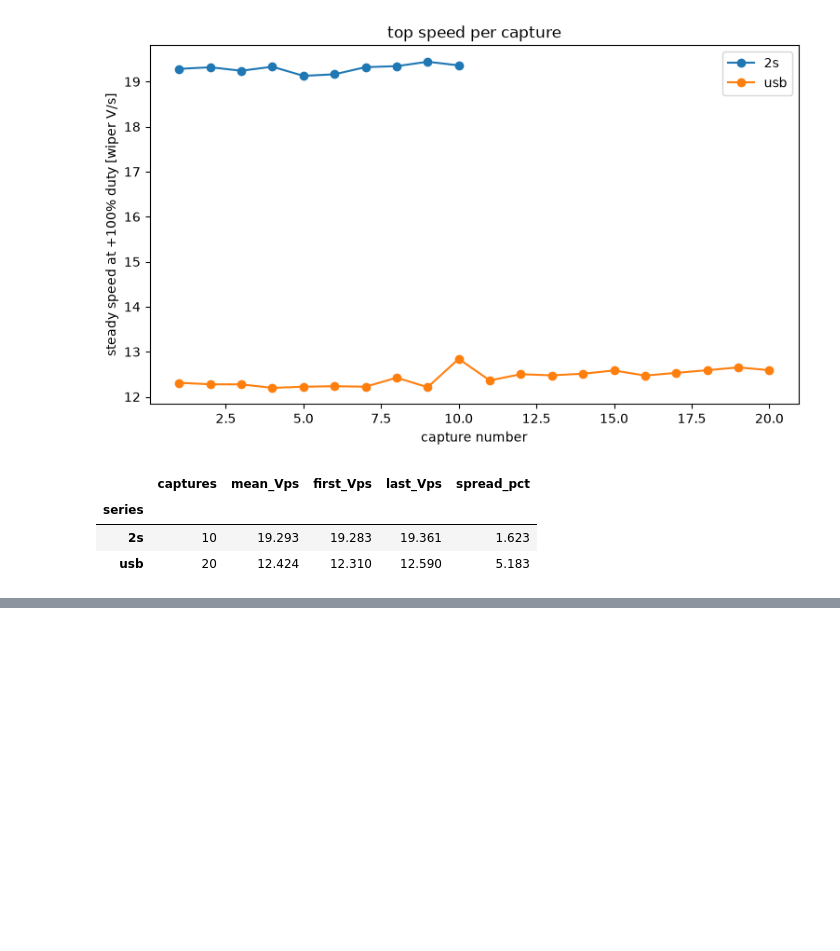
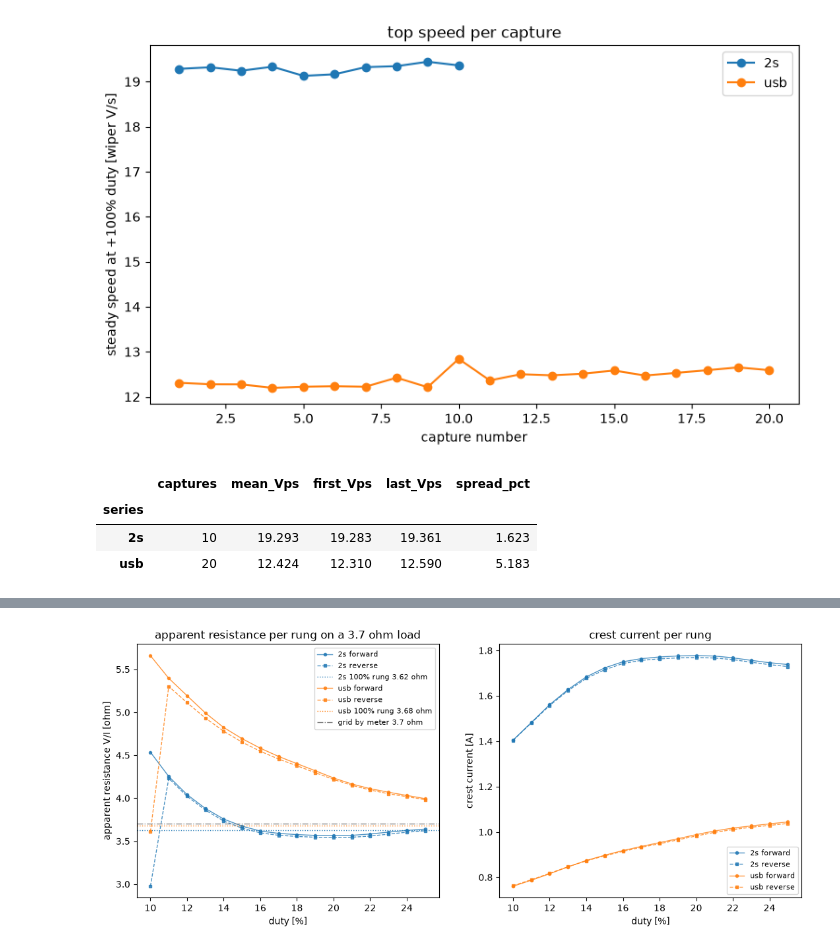
Before and after one commit to OpenServoCore/open-servo-core, a Jupyter notebook: notebooks/00-raw-duty-sweeps.ipynb, the cells around one changed output, grey strips where cells are left out. Saved outputs shown, nothing was run; the diff lists cells and outputs as text; code cells hidden in the pictures; blank space fills up the shorter version.

Commit message:
notebooks: 00 the chain against an instrument, per-channel report card (#99)

```diff
--- a/notebooks/00-raw-duty-sweeps.ipynb
+++ b/notebooks/00-raw-duty-sweeps.ipynb
@@ -1221,0 +1394,14 @@ recomputing the 2S spread from bootstrapped subsets of twenty draws.
+# %%
+# The grid session ran on the SAME board as the duty sweeps above, with a
+# static load in place of the servo. Selecting it prints the rig, which is how
+# every section in this notebook starts: the constants come off the registry
+# and nothing below hardcodes a divider, a shunt or a gain.
+GRID = {"2s": "grid-3r7__dev-v006-D__2s", "usb": "grid-3r7__dev-v006-D__usb"}
+GDS = {k: oscnb.datasets.load(v) for k, v in GRID.items()}
+
+gds = oscnb.use(GRID["2s"])
+gboard, gload = oscnb.current().board, oscnb.current().servo
+
+# Same physical board, so the same entry object. If this ever fires, one of the
+# two manifests is pointing at hardware that did not take the capture.
+assert gboard is board, "the grid session must read against the same board entry"
@@ -1221,0 +1870,80 @@ recomputing the 2S spread from bootstrapped subsets of twenty draws.
+# %%
+# Same idea as ladder_r.py from the bringup repo. On a resistor the crest
+# current is V_on / R at every duty, so each rung hands over an apparent
+# resistance with no duty term and no intercept in it. Flat across duty means
+# the sampling is honest at that duty. Rising at low duty means the crest
+# sample is landing while the chain is still moving.
+SKIP_SAMPLES = 40    # 2 ms after the rung opens, for the rail and the taps to settle
+
+def ladder_rungs(ds, supply):
+    out = []
+    for cap in ds.captures("ladder"):
+        for rec in ds.recordings("ladder", cap):
+            df = rec.frame()                      # checks the sense block for us
+            base = df[df["seg"] == 0]
+            base = base.iloc[len(base) // 2:]     # second half of the baseline
+            bias = base["current_raw"].median()
+            for seg, g in df[df["seg"] > 0].groupby("seg"):
+                g = g.iloc[SKIP_SAMPLES:]
+                if len(g) < 20:
+                    continue
+                duty = g["cmd_duty_q15"].iloc[0] * 100.0 / Q15
+                i = abs(gboard.amps(g["current_raw"].mean(), bias)) * K_VDD
+                v = abs(gboard.diff_v(g["vmotor_a"].mean(), g["vmotor_b"].mean())) * K_VDD
+                out.append({"supply": supply, "capture": cap, "recording": rec.name,
+                            "seg": seg, "duty_pct": abs(round(duty)),
+                            "dir": "forward" if duty > 0 else "reverse",
+                            "current_A": i, "terminal_diff_V": v, "R_app_ohm": v / i,
+                            "rail_V": gboard.vsys_v(g["vbus_raw"].mean()) * K_VDD})
+    return out
+
+RUNGS = pd.DataFrame(sum((ladder_rungs(GDS[k], k) for k in ("2s", "usb")), []))
+LAD = (RUNGS.groupby(["supply", "dir", "duty_pct"])
+       .agg(rungs=("R_app_ohm", "size"), current_A=("current_A", "mean"),
+            terminal_diff_V=("terminal_diff_V", "mean"),
+            R_app_ohm=("R_app_ohm", "mean"), R_sd=("R_app_ohm", "std"),
+            rail_V=("rail_V", "mean"))
+       .reset_index())
+
+print(f"{RUNGS['capture'].nunique()} captures per supply pooled, "
+      f"{len(RUNGS)} rungs total")
+for supply in ("2s", "usb"):
+    n = RUNGS[RUNGS["supply"] == supply]["capture"].nunique()
+    print(f"  {supply}: {n} captures, "
+          f"{len(RUNGS[RUNGS['supply'] == supply])} rungs")
+
+fig, axes = plt.subplots(1, 2, figsize=(13, 5))
+for supply in ("2s", "usb"):
+    for direction, style in (("forward", "-o"), ("reverse", "--s")):
+        s = LAD[(LAD["supply"] == supply) & (LAD["dir"] == direction)
+                & (LAD["duty_pct"] < 100)].sort_values("duty_pct")
+        axes[0].plot(s["duty_pct"], s["R_app_ohm"], style, ms=3, lw=1,
+                     color=COLORS[supply], alpha=0.8,
+                     label=f"{supply} {direction}")
+        axes[1].plot(s["duty_pct"], s["current_A"], style, ms=3, lw=1,
+                     color=COLORS[supply], alpha=0.8,
+                     label=f"{supply} {direction}")
+    # The 100% rung is the switching-free reference. All three reference lines
+    # land within 0.07 ohm of each other, so they go in the legend rather than
+    # as annotations that would sit on top of one another.
+    top = LAD[(LAD["supply"] == supply) & (LAD["duty_pct"] == 100)]
+    axes[0].axhline(top["R_app_ohm"].mean(), color=COLORS[supply], lw=1.0, ls=":",
+                    label=f"{supply} 100% rung {top['R_app_ohm'].mean():.2f} ohm")
+axes[0].axhline(R_GRID, color="grey", lw=1.0, ls="-.",
+                label=f"grid by meter {R_GRID:.1f} ohm")
+axes[0].set_xlabel("duty [%]")
+axes[0].set_ylabel("apparent resistance V/I [ohm]")
+axes[0].set_title("apparent resistance per rung on a 3.7 ohm load")
+axes[0].legend(fontsize=8)
+axes[1].set_xlabel("duty [%]")
+axes[1].set_ylabel("crest current [A]")
+axes[1].set_title("crest current per rung")
+axes[1].legend(fontsize=8)
+plt.show()
+
+SHOW = [10, 12, 15, 20, 25, 100]
+tab = (LAD[LAD["duty_pct"].isin(SHOW)]
+       .pivot_table(index="duty_pct", columns=["supply", "dir"],
+                    values=["R_app_ohm", "current_A", "terminal_diff_V"]))
+tab.round(4)
+# %% [output]
@@ -1221,0 +1953 @@ recomputing the 2S spread from bootstrapped subsets of twenty draws.
+[figure, added]
```
Also changed, not shown: parts of 22 cells of this notebook, 47 other files.
